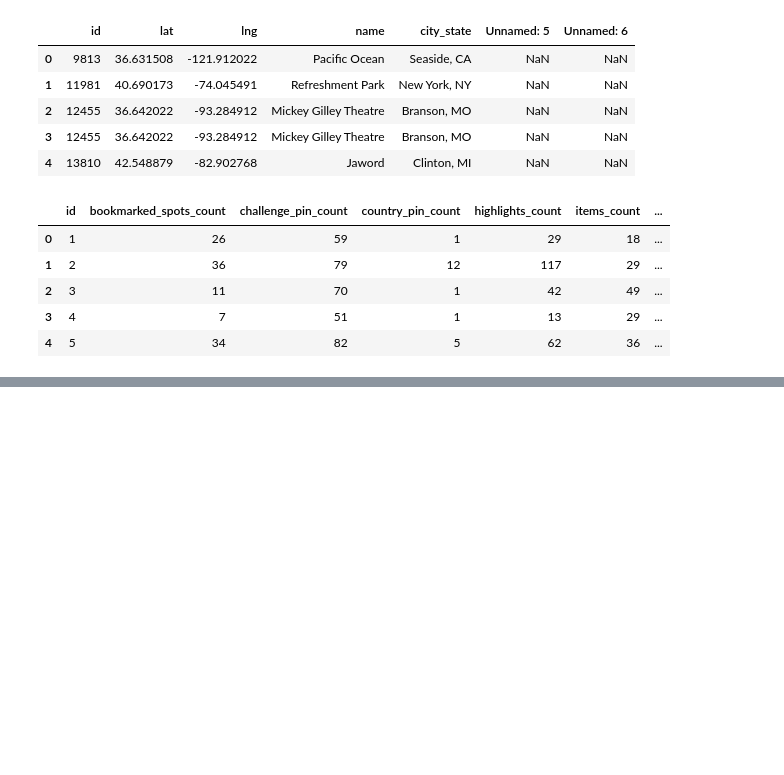
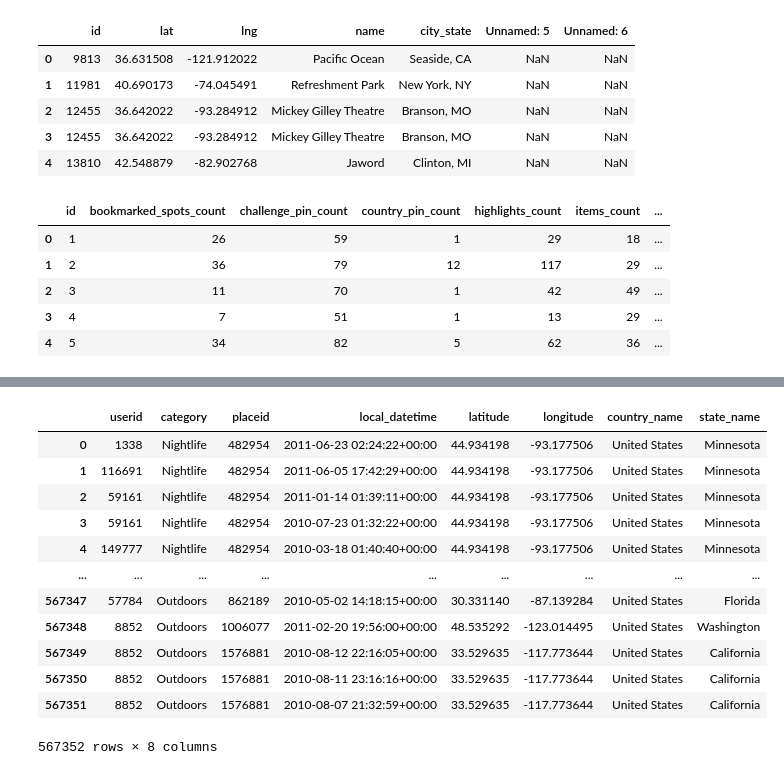
Before and after one commit to vhvictorhugo/PGC-NN, a Jupyter notebook: processing_data.ipynb, the cells around one changed output, grey strips where cells are left out. Drawn from its saved outputs; the diff is of its cells as text; code cells hidden in the pictures; blank space fills up the shorter version.

```diff
--- a/processing_data.ipynb
+++ b/processing_data.ipynb
@@ -194,0 +195,22 @@ gowalla_userinfo.head()
+# %%
+g_dataset = pd.merge(g_dataset, categories, left_on="category", right_on="categoryid")
+# %%
+g_dataset['category'] = g_dataset['name']
+# %%
+g_dataset.drop(['name', 'categoryid'], axis=1, inplace=True)
+# %%
+g_dataset
+# %% [output]
+|  | userid | category | placeid | local_datetime | latitude | longitude | country_name | state_name |
+| 0 | 1338 | Nightlife | 482954 | 2011-06-23 02:24:22+00:00 | 44.934198 | -93.177506 | United States | Minnesota |
+| 1 | 116691 | Nightlife | 482954 | 2011-06-05 17:42:29+00:00 | 44.934198 | -93.177506 | United States | Minnesota |
+| 2 | 59161 | Nightlife | 482954 | 2011-01-14 01:39:11+00:00 | 44.934198 | -93.177506 | United States | Minnesota |
+| 3 | 59161 | Nightlife | 482954 | 2010-07-23 01:32:22+00:00 | 44.934198 | -93.177506 | United States | Minnesota |
+| 4 | 149777 | Nightlife | 482954 | 2010-03-18 01:40:40+00:00 | 44.934198 | -93.177506 | United States | Minnesota |
+| ... | ... | ... | ... | ... | ... | ... | ... | ... |
+| 567347 | 57784 | Outdoors | 862189 | 2010-05-02 14:18:15+00:00 | 30.331140 | -87.139284 | United States | Florida |
+| 567348 | 8852 | Outdoors | 1006077 | 2011-02-20 19:56:00+00:00 | 48.535292 | -123.014495 | United States | Washington |
+| 567349 | 8852 | Outdoors | 1576881 | 2010-08-12 22:16:05+00:00 | 33.529635 | -117.773644 | United States | California |
+| 567350 | 8852 | Outdoors | 1576881 | 2010-08-11 23:16:16+00:00 | 33.529635 | -117.773644 | United States | California |
+| 567351 | 8852 | Outdoors | 1576881 | 2010-08-07 21:32:59+00:00 | 33.529635 | -117.773644 | United States | California |
+567352 rows × 8 columns
```
Also changed, not shown: parts of 24 cells of this notebook, 4 other files.
